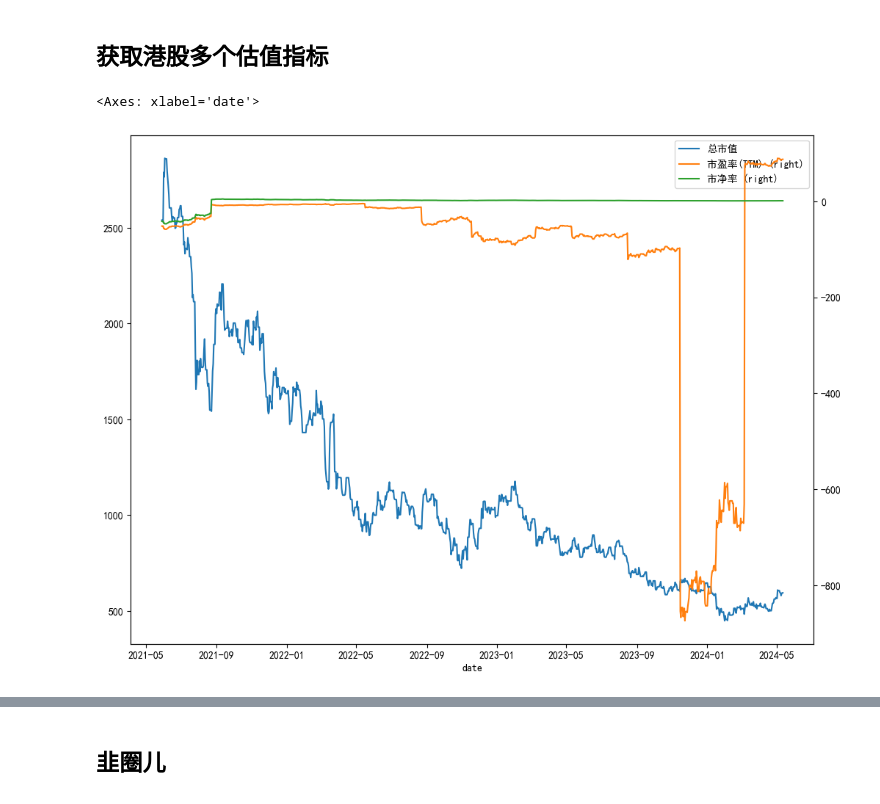
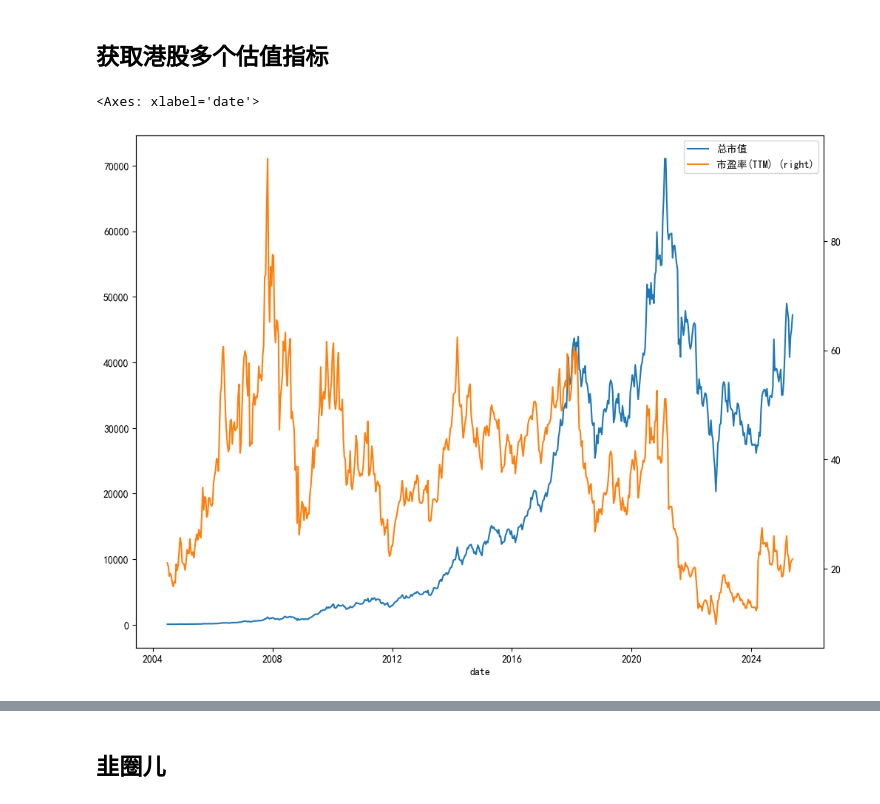
Before and after one commit to tcfh2016/knowledge-map, a Jupyter notebook: Finance/FinTech/akshare/估值指标/akshare_eva.ipynb, the cells around one changed output, grey strips where cells are left out. Saved outputs shown, nothing was run; the diff lists cells and outputs as text; code cells hidden in the pictures.

```diff
--- a/Finance/FinTech/akshare/估值指标/akshare_eva.ipynb
+++ b/Finance/FinTech/akshare/估值指标/akshare_eva.ipynb
@@ -20,19 +22,19 @@ df.plot(figsize=(12, 9), secondary_y=['市盈率(TTM)', '市净率'])
 # %%
 import pandas as pd
 import akshare as ak
 import matplotlib.pyplot as plt
 
 plt.rcParams['axes.unicode_minus'] = False
 plt.rcParams['font.sans-serif'] = ['SimHei']
 
 indicator_dfs = []
-for ind in ['总市值', '市盈率(TTM)', '市净率']:
-    df = ak.stock_hk_valuation_baidu(symbol='02618', indicator=ind, period='全部')
+for ind in ['总市值', '市盈率(TTM)']:
+    df = ak.stock_hk_valuation_baidu(symbol='00700', indicator=ind, period='全部')
     df = df.set_index('date').rename(columns={'value':ind})
     indicator_dfs.append(df)
 
 df = pd.concat(indicator_dfs, axis=1)
-df.plot(figsize=(12, 9), secondary_y=['市盈率(TTM)', '市净率'])
+df.plot(figsize=(12, 9), secondary_y=['市盈率(TTM)'])
 # %% [output]
 <Axes: xlabel='date'>
-[figure, old version]
+[figure, new version]
```
Also changed, not shown: parts of 6 cells of this notebook, 2 other files.
